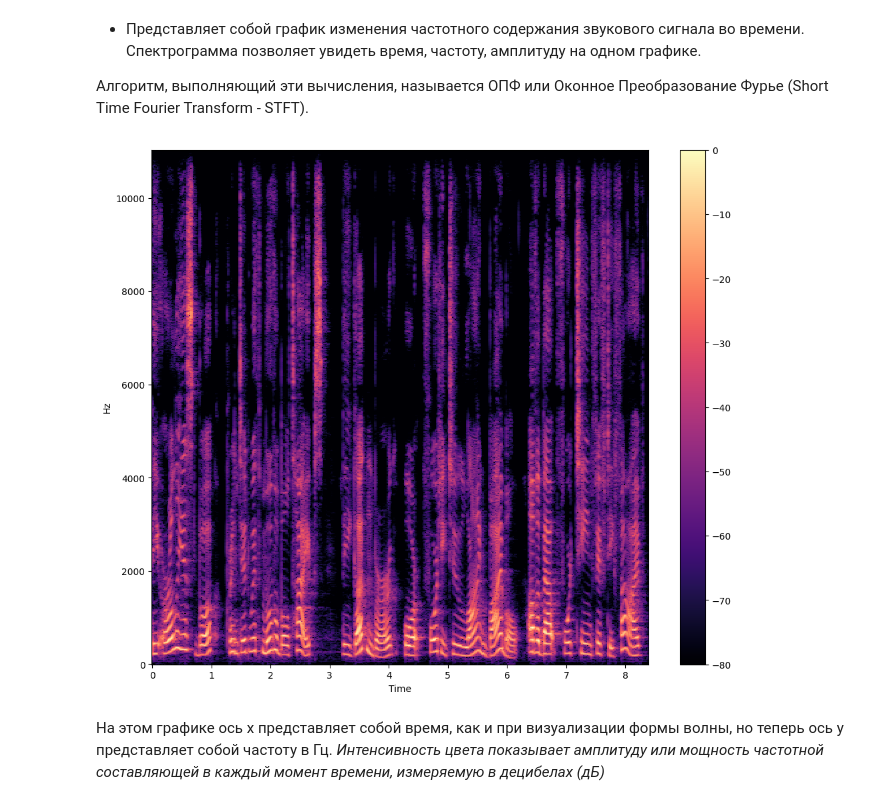
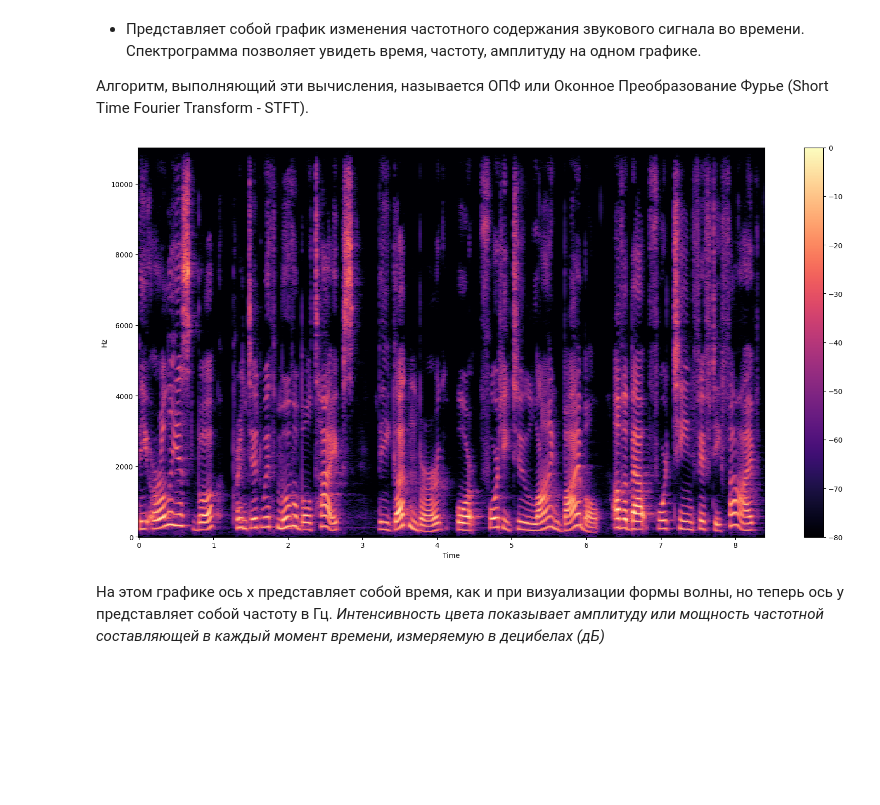
Before and after one commit to sollltit/tts1, a Jupyter notebook: Module_A/Module_A.ipynb, the cells around one changed output. Cells and saved outputs as stored; diff of their text form; code cells hidden in the pictures; blank space fills up the shorter version.

```diff
--- a/Module_A/Module_A.ipynb
+++ b/Module_A/Module_A.ipynb
@@ -247,13 +249,13 @@ plt.show() # вывод графика
 # %%
 D = librosa.stft(audio_array)
 S_db = librosa.amplitude_to_db(np.abs(D), ref = np.max)
 
 # построение графика
-plt.figure(figsize = (10, 10)).set_figwidth(12)
+plt.figure(figsize = (10, 10)).set_figwidth(20)
 librosa.display.specshow(S_db, x_axis='time', y_axis='hz')
 plt.colorbar()
 plt.show()
 # %% [output]
-[figure, old version]
+[figure, new version]
 # %% [markdown]
 На этом графике ось x представляет собой время, как и при визуализации формы волны, но теперь ось y представляет собой частоту в Гц. *Интенсивность цвета показывает амплитуду или мощность частотной составляющей в каждый момент времени, измеряемую в децибелах (дБ)*
```
Also changed, not shown: parts of 22 cells of this notebook, 1 other file.
